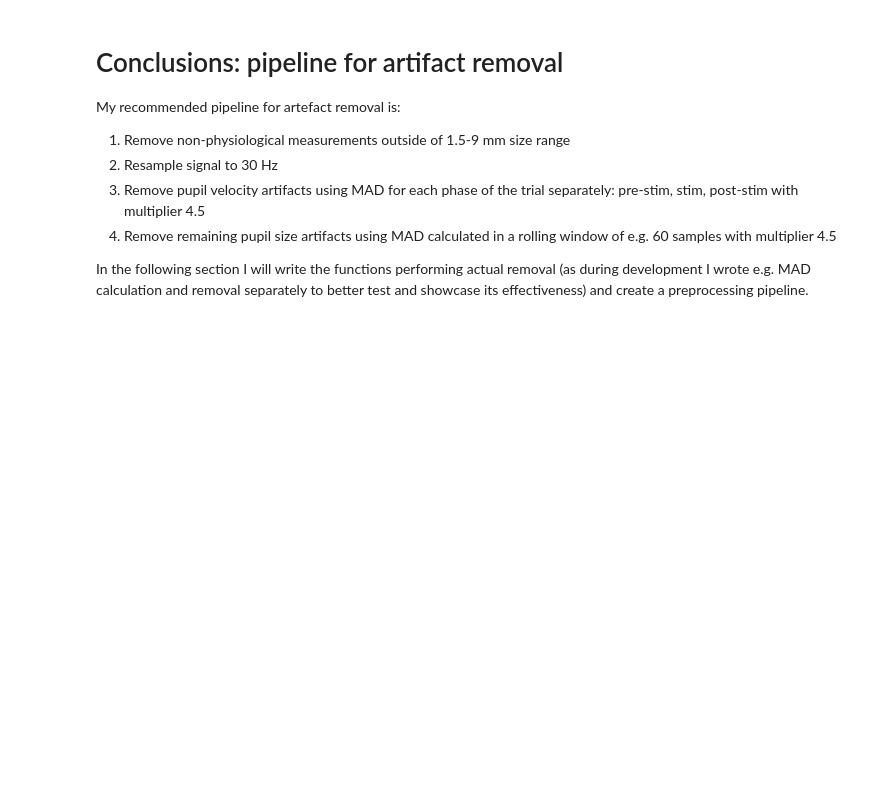
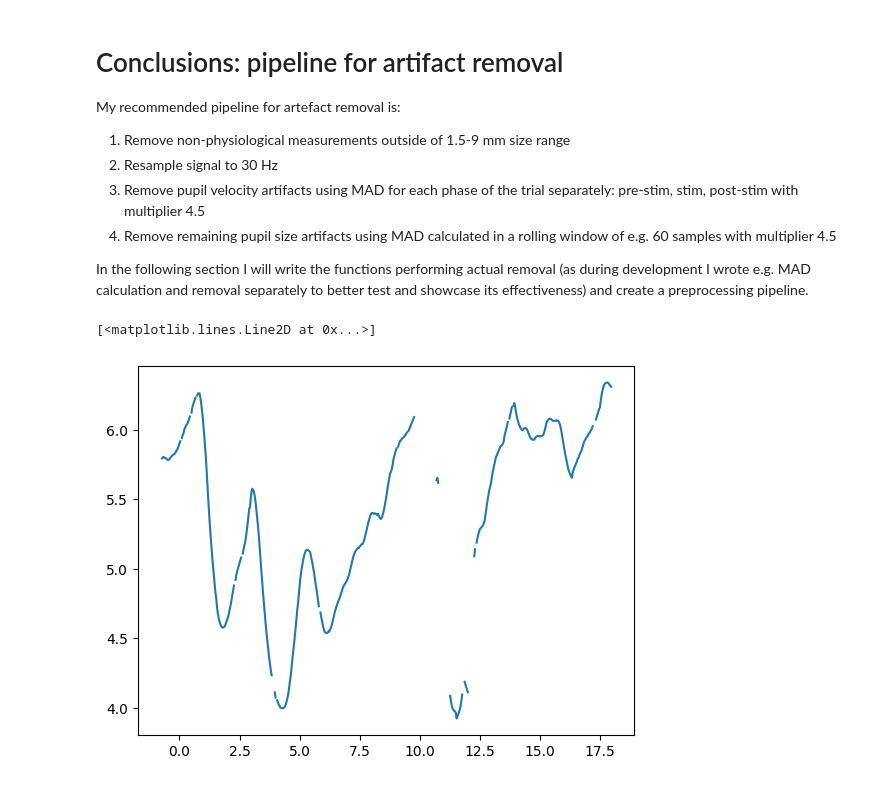
Before and after one commit to tscnlab/civibe_pupilprep, a Jupyter notebook: notebooks/prep_detect_remove_artifacts.ipynb, the cells around one changed output. Cells and saved outputs as stored; diff of their text form; code cells hidden in the pictures; blank space fills up the shorter version.

```diff
--- a/notebooks/prep_detect_remove_artifacts.ipynb
+++ b/notebooks/prep_detect_remove_artifacts.ipynb
@@ -377,0 +406,5 @@ def preprocessing_pipeline(*funcs,data_df):
+# %%
+plt.plot(data_df['Trial time Sec'][data_df['Trial no']==435],data_df['Stim eye - Size Mm'][data_df['Trial no']==435])
+# %% [output]
+[<matplotlib.lines.Line2D at 0x...>]
+[figure, added]
```
Also changed, not shown: parts of 2 cells of this notebook, 2 other files.
